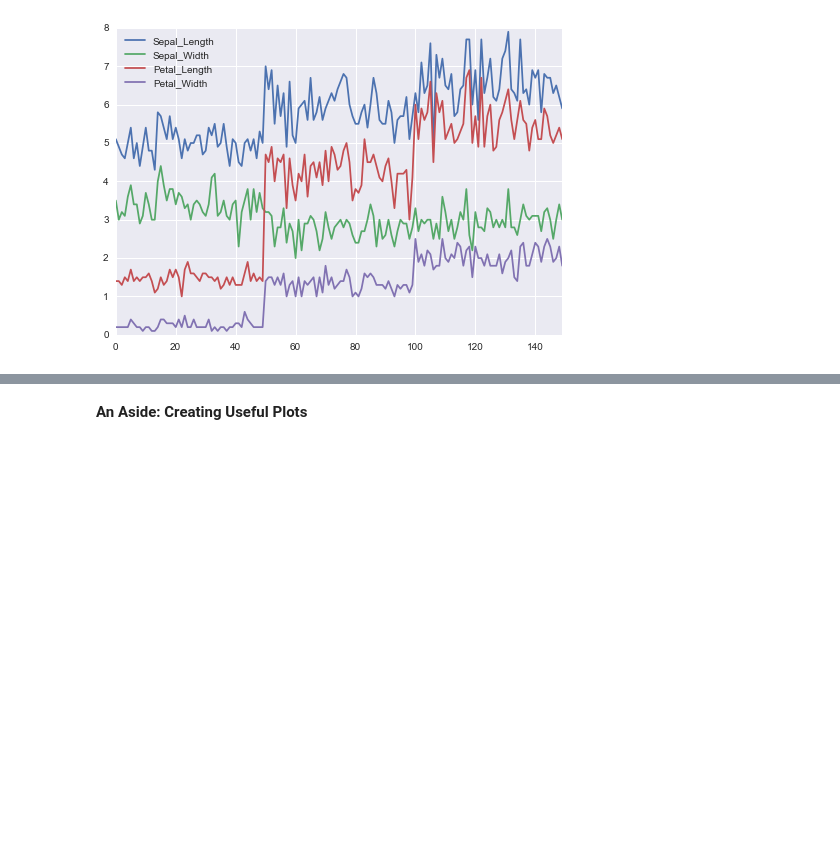
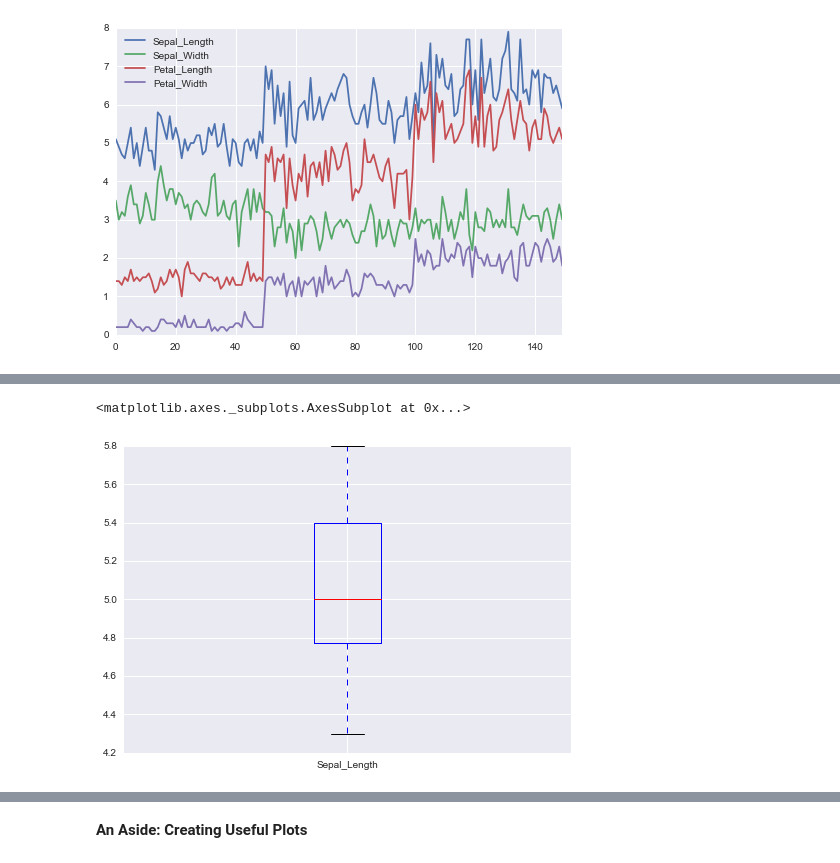
Before and after one commit to johnjfox/Analytic_Enterprise, a Jupyter notebook: notebooks/02c_Exploratory_Analysis.ipynb, the cells around one changed output, grey strips where cells are left out. Drawn from its saved outputs; the diff is of its cells as text; code cells hidden in the pictures; blank space fills up the shorter version.

```diff
--- a/notebooks/02c_Exploratory_Analysis.ipynb
+++ b/notebooks/02c_Exploratory_Analysis.ipynb
@@ -176,0 +231,5 @@ to plot all of the variables against the index. The legend will provide the name
+# %%
+df.Sepal_Length[:20].plot(kind='box')
+# %% [output]
+<matplotlib.axes._subplots.AxesSubplot at 0x...>
+[figure, added]
```
Also changed, not shown: parts of 30 cells of this notebook, 3 other files.
